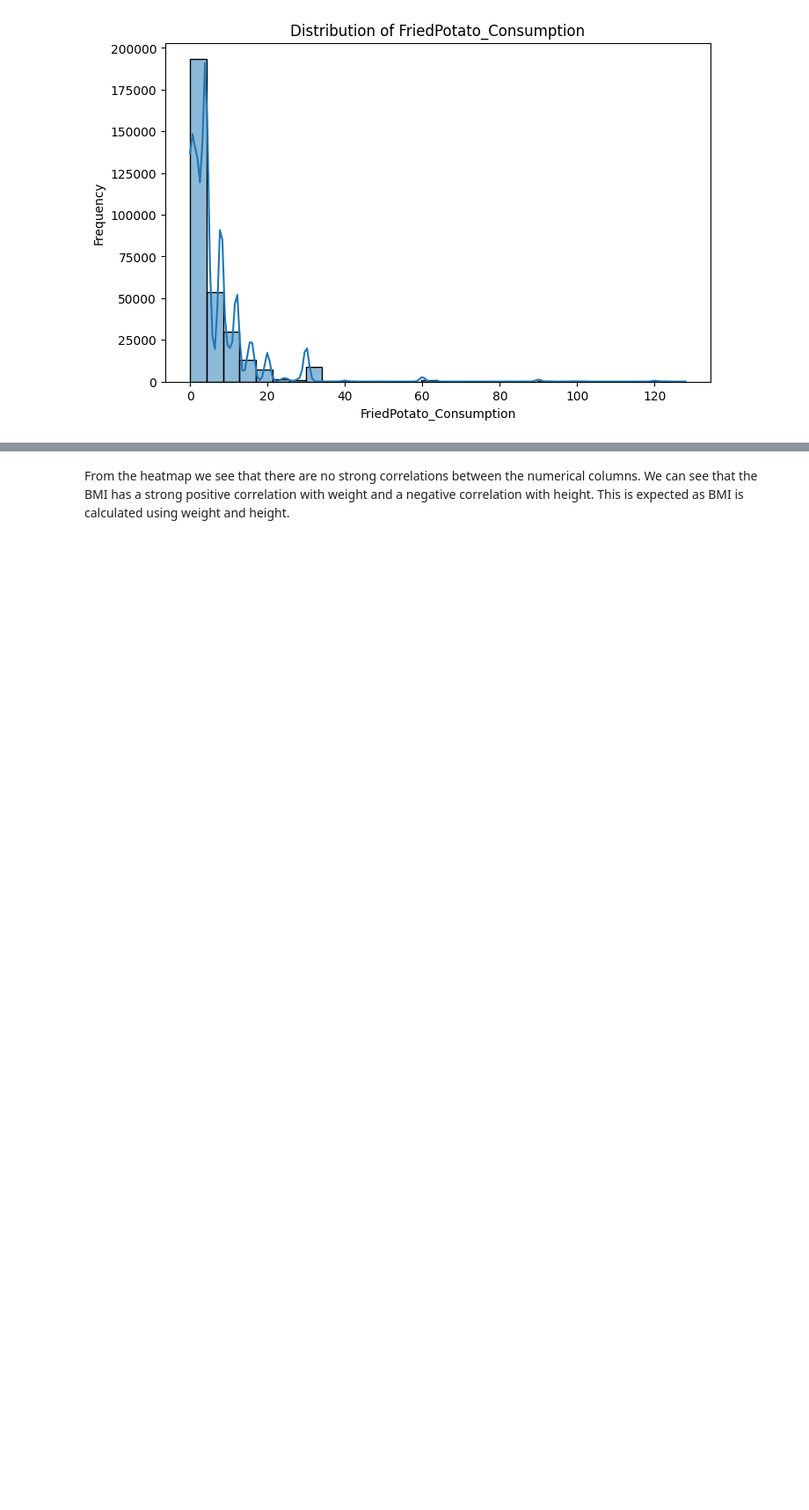
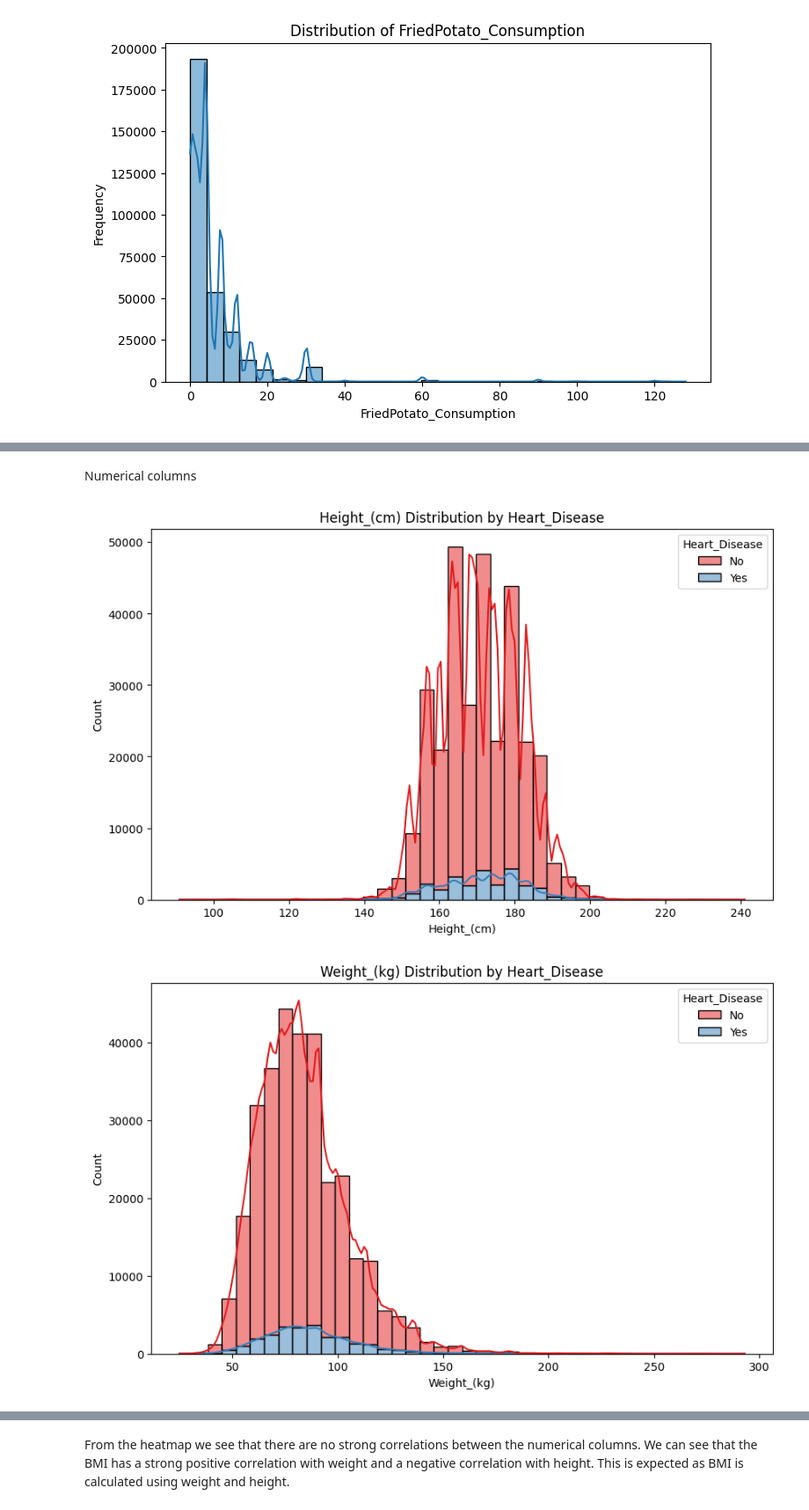
Before and after one commit to AnaLuna464/P.M3v1, a Jupyter notebook: eda.ipynb, the cells around one changed output, grey strips where cells are left out. Shown at 88% size. Drawn from its saved outputs; the diff is of its cells as text; code cells hidden in the pictures; blank space fills up the shorter version.

```diff
--- a/eda.ipynb
+++ b/eda.ipynb
@@ -392,0 +430,31 @@ plt.show()
+# %% [markdown]
+Numerical columns
+# %%
+# Now let's analyse the distribution of the target variable with respect to the numerical columns using histograms.
+
+def plot_bivariate_analysis_numerical(df):
+    # Identify numerical columns and exclude the target variable
+    exclude_columns = ['Heart_Disease']
+    numerical_columns = [col for col in df.select_dtypes(include=['number']).columns if col not in exclude_columns]
+
+    # Iterate through each numerical column
+    for column in numerical_columns:
+        # Set the figure size
+        plt.figure(figsize=(10, 6))
+
+        # Create the histogram
+        sns.histplot(data=df, x=column, hue='Heart_Disease', multiple='stack', palette="Set1", kde=True, bins=40)
+
+        # Set the title and labels
+        plt.title(f'{column} Distribution by Heart_Disease')
+        plt.xlabel(column)
+        plt.ylabel('Count')
+
+        # Display the plot
+        plt.show()
+
+# Call the function to plot bivariate analysis for numerical columns
+plot_bivariate_analysis_numerical(df)
+# %% [output]
+[figure, added]
+[figure, added]
```
Also changed, not shown: parts of 12 cells of this notebook.
